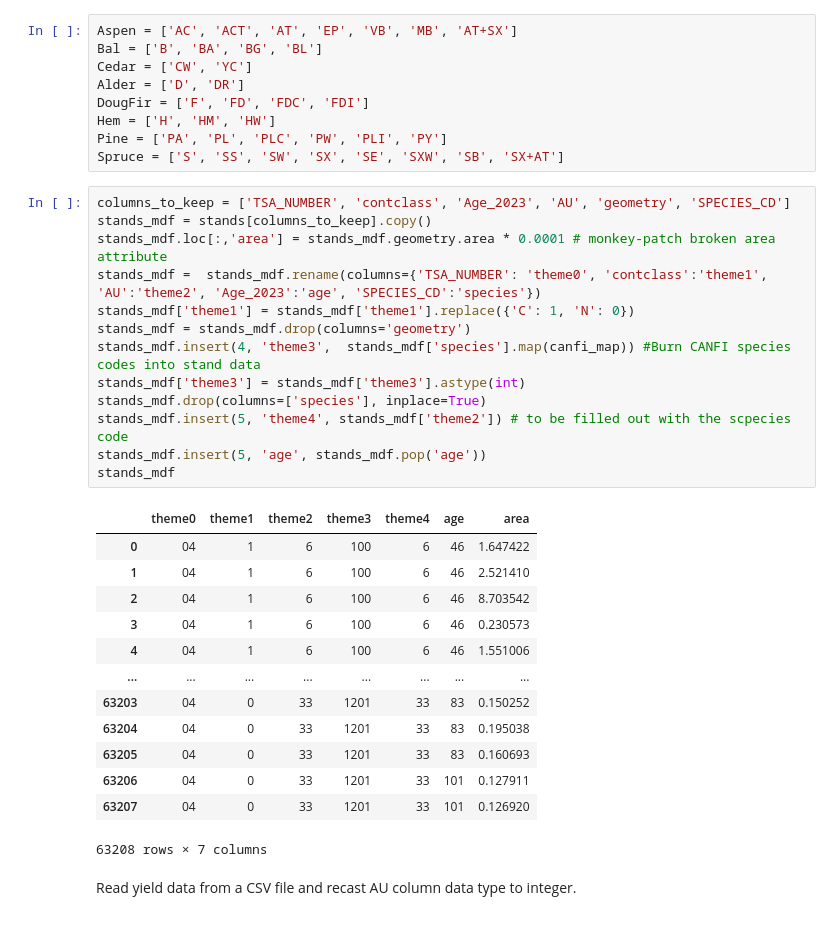
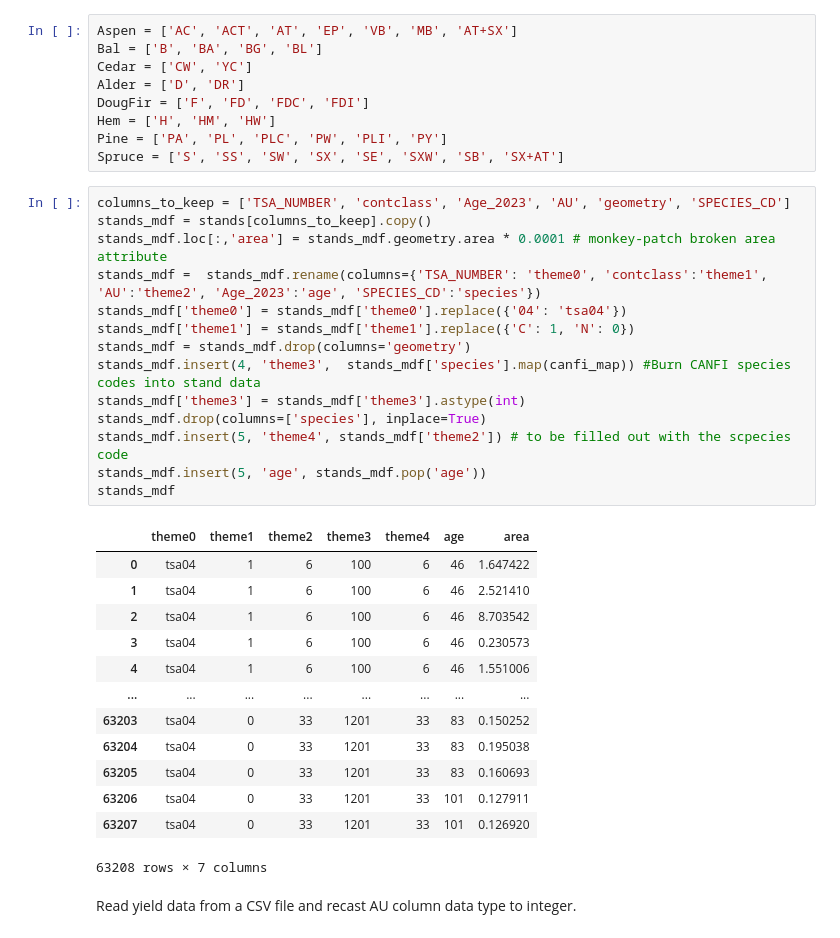
Before and after one commit to UBC-FRESH/nbds_mining, a Jupyter notebook: 00_woodstock_files.ipynb, the cells around one changed output. Cells and saved outputs as stored; diff of their text form.

```diff
--- a/00_woodstock_files.ipynb
+++ b/00_woodstock_files.ipynb
@@ -79,29 +79,30 @@ Spruce = ['S', 'SS', 'SW', 'SX', 'SE', 'SXW', 'SB', 'SX+AT']
 # %%
 columns_to_keep = ['TSA_NUMBER', 'contclass', 'Age_2023', 'AU', 'geometry', 'SPECIES_CD']
 stands_mdf = stands[columns_to_keep].copy()
 stands_mdf.loc[:,'area'] = stands_mdf.geometry.area * 0.0001 # monkey-patch broken area attribute
 stands_mdf =  stands_mdf.rename(columns={'TSA_NUMBER': 'theme0', 'contclass':'theme1', 'AU':'theme2', 'Age_2023':'age', 'SPECIES_CD':'species'})
+stands_mdf['theme0'] = stands_mdf['theme0'].replace({'04': 'tsa04'})
 stands_mdf['theme1'] = stands_mdf['theme1'].replace({'C': 1, 'N': 0})
 stands_mdf = stands_mdf.drop(columns='geometry')
 stands_mdf.insert(4, 'theme3',  stands_mdf['species'].map(canfi_map)) #Burn CANFI species codes into stand data
 stands_mdf['theme3'] = stands_mdf['theme3'].astype(int)
 stands_mdf.drop(columns=['species'], inplace=True)
 stands_mdf.insert(5, 'theme4', stands_mdf['theme2']) # to be filled out with the scpecies code
 stands_mdf.insert(5, 'age', stands_mdf.pop('age'))
 stands_mdf
 # %% [output]
 |  | theme0 | theme1 | theme2 | theme3 | theme4 | age | area |
-| 0 | 04 | 1 | 6 | 100 | 6 | 46 | 1.647422 |
-| 1 | 04 | 1 | 6 | 100 | 6 | 46 | 2.521410 |
-| 2 | 04 | 1 | 6 | 100 | 6 | 46 | 8.703542 |
-| 3 | 04 | 1 | 6 | 100 | 6 | 46 | 0.230573 |
-| 4 | 04 | 1 | 6 | 100 | 6 | 46 | 1.551006 |
+| 0 | tsa04 | 1 | 6 | 100 | 6 | 46 | 1.647422 |
+| 1 | tsa04 | 1 | 6 | 100 | 6 | 46 | 2.521410 |
+| 2 | tsa04 | 1 | 6 | 100 | 6 | 46 | 8.703542 |
+| 3 | tsa04 | 1 | 6 | 100 | 6 | 46 | 0.230573 |
+| 4 | tsa04 | 1 | 6 | 100 | 6 | 46 | 1.551006 |
 | ... | ... | ... | ... | ... | ... | ... | ... |
-| 63203 | 04 | 0 | 33 | 1201 | 33 | 83 | 0.150252 |
-| 63204 | 04 | 0 | 33 | 1201 | 33 | 83 | 0.195038 |
-| 63205 | 04 | 0 | 33 | 1201 | 33 | 83 | 0.160693 |
-| 63206 | 04 | 0 | 33 | 1201 | 33 | 101 | 0.127911 |
-| 63207 | 04 | 0 | 33 | 1201 | 33 | 101 | 0.126920 |
+| 63203 | tsa04 | 0 | 33 | 1201 | 33 | 83 | 0.150252 |
+| 63204 | tsa04 | 0 | 33 | 1201 | 33 | 83 | 0.195038 |
+| 63205 | tsa04 | 0 | 33 | 1201 | 33 | 83 | 0.160693 |
+| 63206 | tsa04 | 0 | 33 | 1201 | 33 | 101 | 0.127911 |
+| 63207 | tsa04 | 0 | 33 | 1201 | 33 | 101 | 0.126920 |
 63208 rows × 7 columns
 # %% [markdown]
 Read yield data from a CSV file and recast AU column data type to integer.
```
Also changed, not shown: parts of 3 cells of this notebook, 6 other files.
